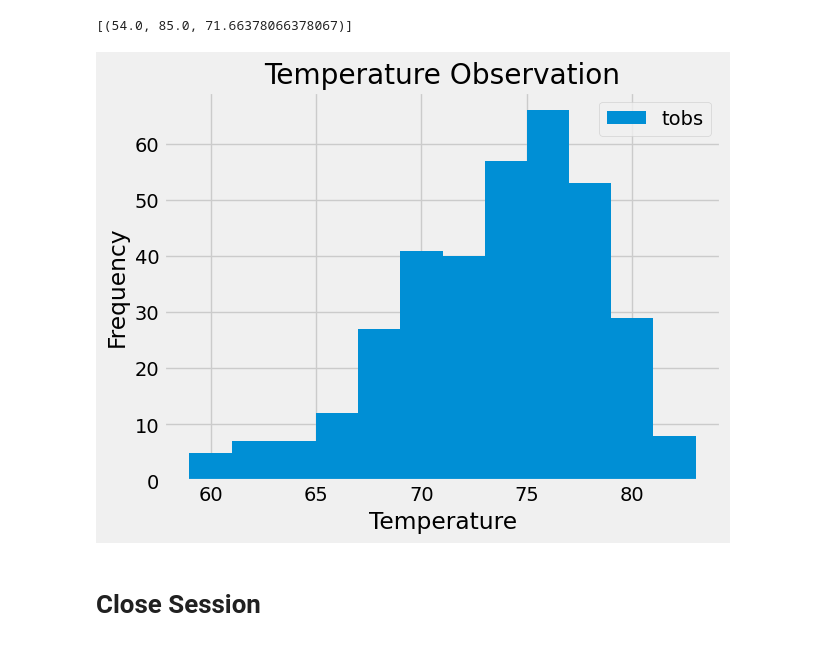
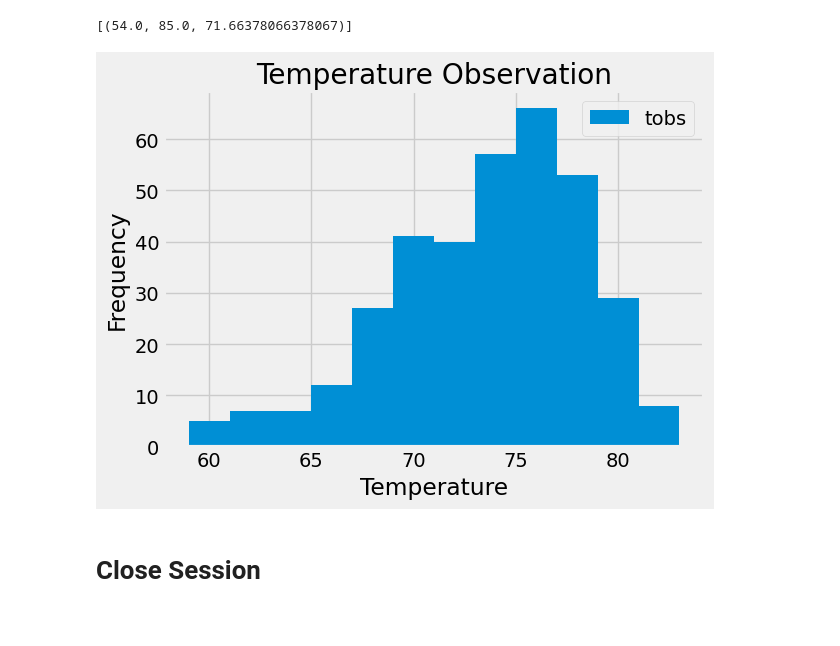
Before and after one commit to DalyaLami/sqlalchemy-challenge, a Jupyter notebook: climate_starter.ipynb, the cells around one changed output. Saved outputs shown, nothing was run; the diff lists cells and outputs as text; code cells hidden in the pictures.

```diff
--- a/climate_starter.ipynb
+++ b/climate_starter.ipynb
@@ -127,21 +128,23 @@ station_temp_summary
 # %%
 # Using the most active station id
 # Query the last 12 months of temperature observation data for this station and plot the results as a histogram
 temperature_observation = session.query(measurement.date, measurement.tobs).\
         filter(measurement.station == (stations_activity_count[0][0])).\
         filter(measurement.date >= last_date ).\
         filter(measurement.date <= recent_date).all()
 
 temperature_df = pd.DataFrame(temperature_observation)
 temperature_df
 
 temperature_df.hist(bins=12, legend= True)
 plt.title("Temperature Observation")
 plt.xlabel("Temperature")
 plt.ylabel("Frequency")
+plt.tight_layout()
 plt.savefig("output/Temperature Observation.png")
+plt.show()
 # %% [output]
-[figure, old version]
+[figure, new version]
 # %% [markdown]
 # Close Session
 # %%
```
Also changed, not shown: parts of 1 cell of this notebook, 2 other files.
